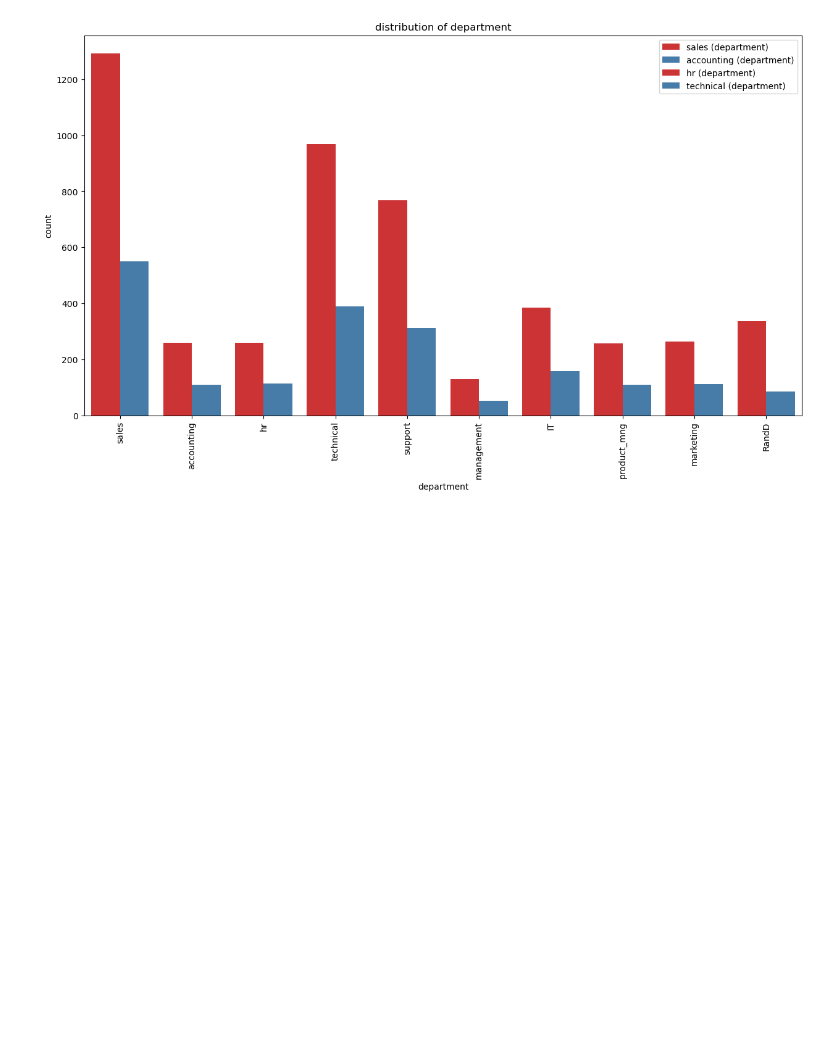
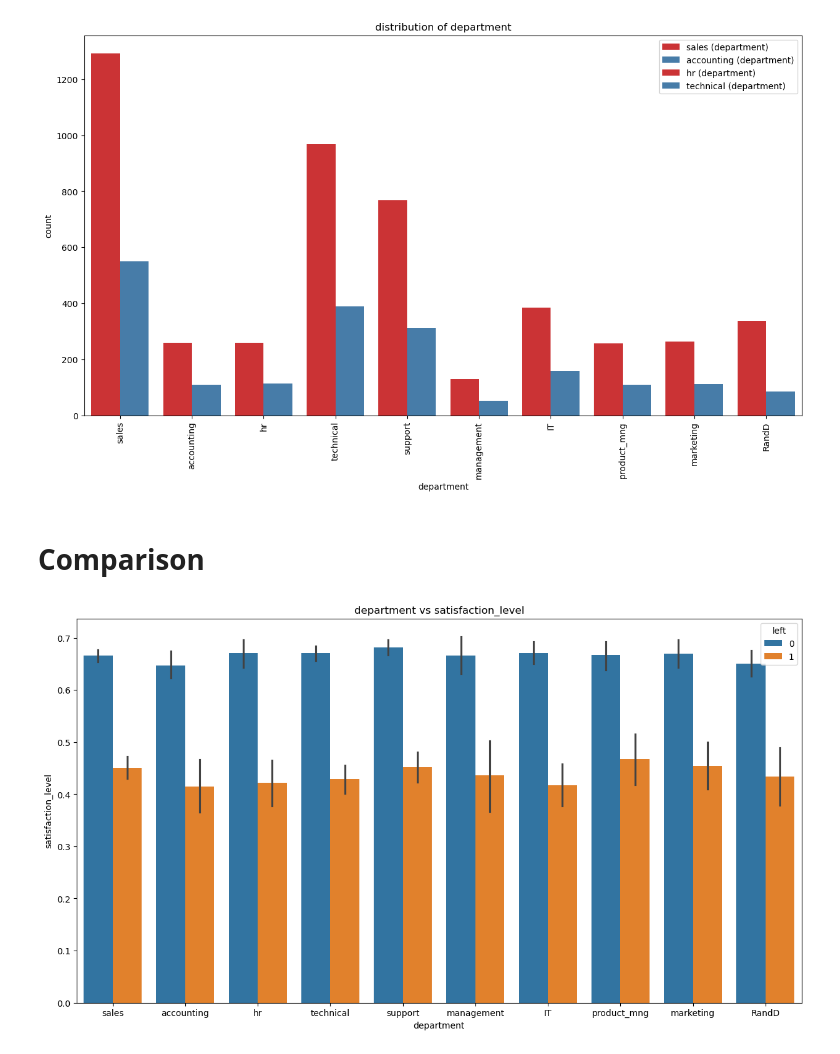
Before and after one commit to HarshRaut9945/Machine-Learning-Project, a Jupyter notebook: Job_Requirement/notebook/HR_Analysis.ipynb, the cells around one changed output. Saved outputs shown, nothing was run; the diff lists cells and outputs as text; code cells hidden in the pictures; blank space fills up the shorter version.

```diff
--- a/Job_Requirement/notebook/HR_Analysis.ipynb
+++ b/Job_Requirement/notebook/HR_Analysis.ipynb
@@ -173,3 +173,14 @@ distribution(df,'salary')
 distribution(df,'department')
 # %% [output]
 [figure]
+# %% [markdown]
+# Comparison
+# %%
+def comparison(df,x,y):
+    plt.figure(figsize=(15,8))
+    sns.barplot(x=x,y=y,hue='left',data=df)
+    plt.title(f'{x} vs {y}')
+    plt.show()
+comparison(df,'department', 'satisfaction_level')
+# %% [output]
+[figure, added]
```
Also changed, not shown: parts of 4 cells of this notebook, 11 other files.
